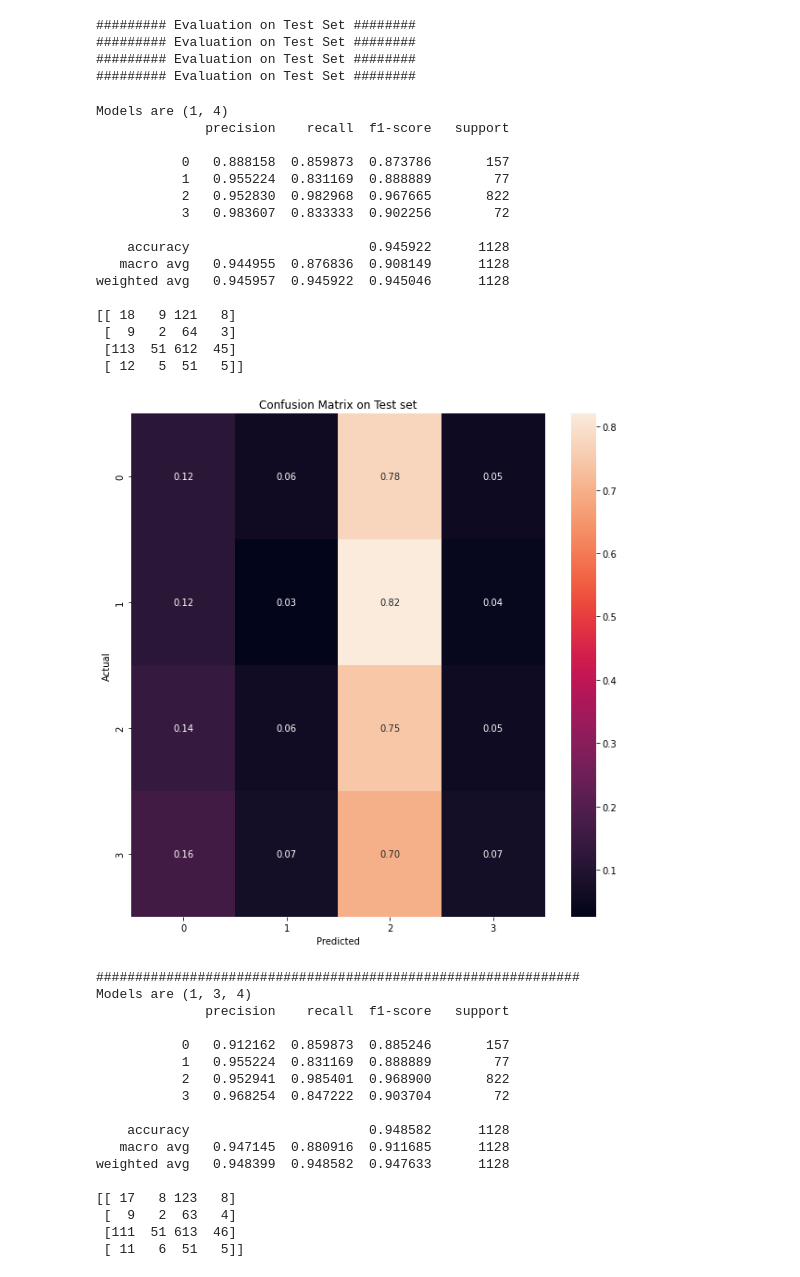
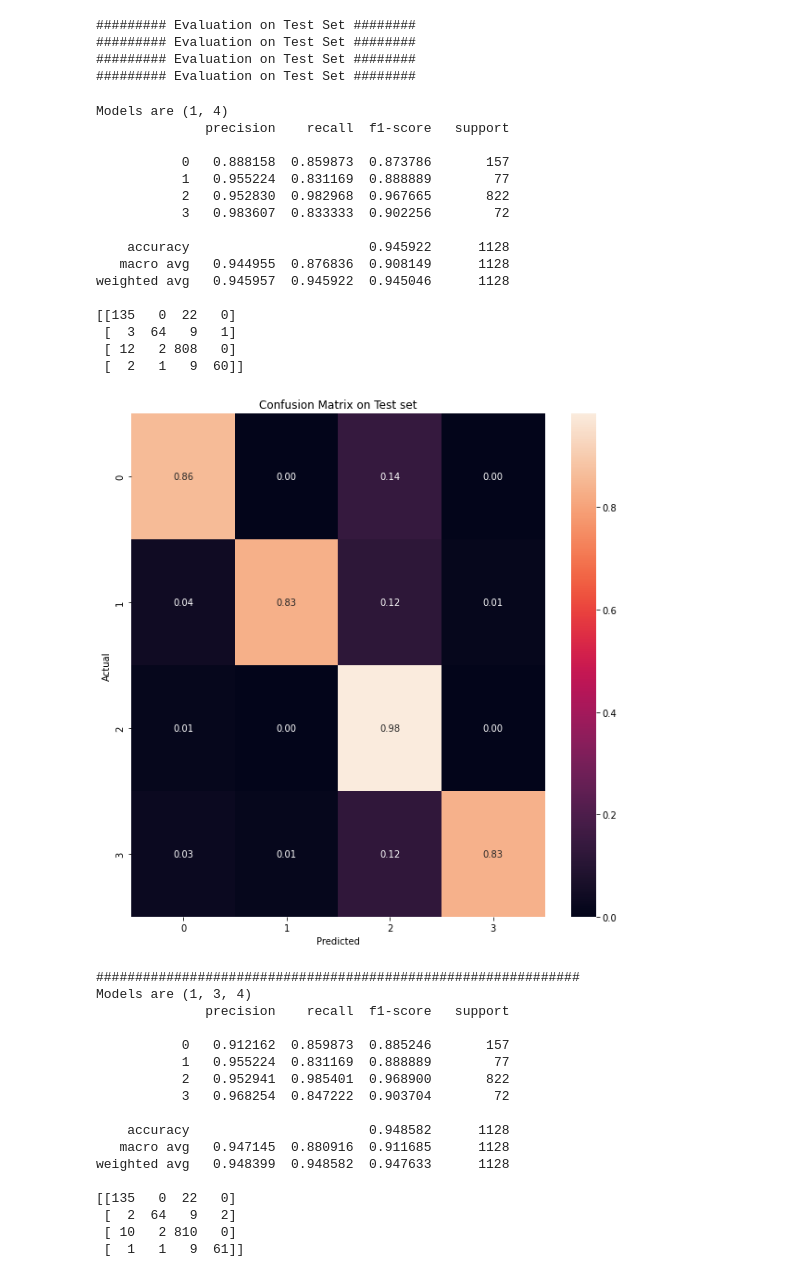
Before and after one commit to ghimireadarsh/Pollen-Data-Classification-using-Vision-Transformer, a Jupyter notebook: Notebooks/3 Final Model Validation, Ensembling and Testing.ipynb, the cells around one changed output. Drawn from its saved outputs; the diff is of its cells as text; code cells hidden in the pictures.

```diff
--- a/Notebooks/3 Final Model Validation, Ensembling and Testing.ipynb
+++ b/Notebooks/3 Final Model Validation, Ensembling and Testing.ipynb
@@ -349,37 +346,37 @@ def plot_cm(ground_truth_array, prediction_array):
 # %%
 def test_metrics(test_predictions, test_ground_truth_array):
     selected_combinations = ((1,4), (1,3,4), (1,2,3,4))
     for c in selected_combinations:
         print("Models are {}".format(c))
         temp_array = np.zeros((1128, 4))
         for i in range(len(c)):
             temp_array += np.array(test_predictions[c[i]])
         prediction = temp_array.argmax(axis=1)
         print(classification_report(test_ground_truth_array, prediction, digits=6))
-        print(confusion_matrix(ground_truth_array, prediction))
-        plot_cm(ground_truth_array, prediction)
+        print(confusion_matrix(test_ground_truth_array, prediction))
+        plot_cm(test_ground_truth_array, prediction)
         print("##############################################################")
 
 
 test_metrics(test_predictions, test_ground_truth_array)
 # %% [output]
 Models are (1, 4)
               precision    recall  f1-score   support
 
            0   0.888158  0.859873  0.873786       157
            1   0.955224  0.831169  0.888889        77
            2   0.952830  0.982968  0.967665       822
            3   0.983607  0.833333  0.902256        72
 
     accuracy                       0.945922      1128
    macro avg   0.944955  0.876836  0.908149      1128
 weighted avg   0.945957  0.945922  0.945046      1128
 
-[[ 18   9 121   8]
- [  9   2  64   3]
- [113  51 612  45]
- [ 12   5  51   5]]
+[[135   0  22   0]
+ [  3  64   9   1]
+ [ 12   2 808   0]
+ [  2   1   9  60]]
-[figure, old version]
+[figure, new version]
 ##############################################################
 Models are (1, 3, 4)
               precision    recall  f1-score   support
@@ -393,7 +390,7 @@ Models are (1, 3, 4)
    macro avg   0.947145  0.880916  0.911685      1128
 weighted avg   0.948399  0.948582  0.947633      1128
 
-[[ 17   8 123   8]
- [  9   2  63   4]
- [111  51 613  46]
- [ 11   6  51   5]]
+[[135   0  22   0]
+ [  2  64   9   2]
+ [ 10   2 810   0]
+ [  1   1   9  61]]
```
Also changed, not shown: parts of 2 cells of this notebook, 1 other file.
